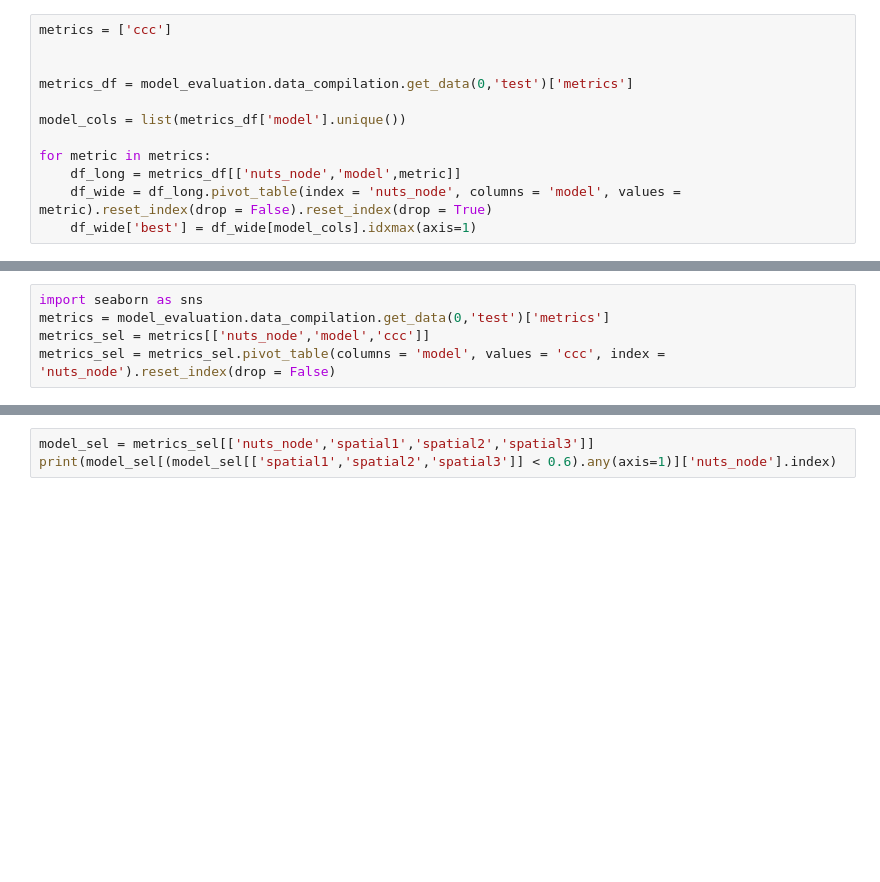
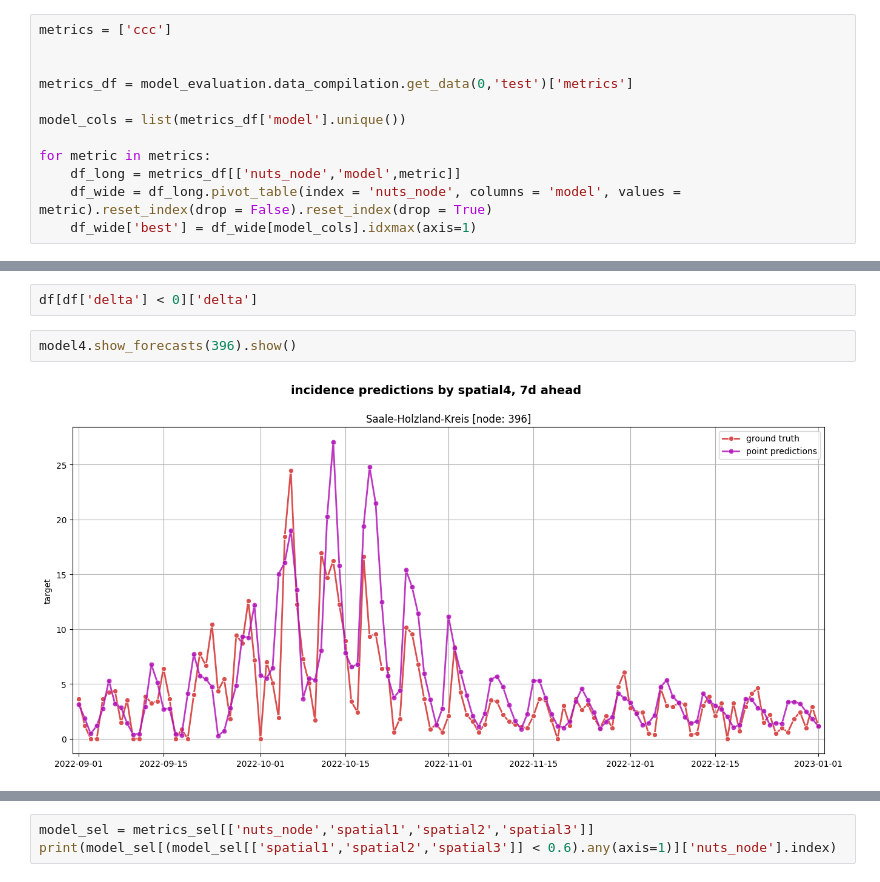
Before and after one commit to stends2001/infectious_disease_gnn, a Jupyter notebook: src/notebooks/5. gnn.ipynb, the cells around one changed output, grey strips where cells are left out. Drawn from its saved outputs; the diff is of its cells as text; blank space fills up the shorter version.

```diff
--- a/src/notebooks/5. gnn.ipynb
+++ b/src/notebooks/5. gnn.ipynb
@@ -314,5 +433,6 @@ difficult_nodes = [  3,   6,  31,  38,  44,  48,  50,  60, 112, 116, 134, 224, 2
+# %%
+df[df['delta'] < 0]['delta']
 # %%
-import seaborn as sns
-metrics = model_evaluation.data_compilation.get_data(0,'test')['metrics']
-metrics_sel = metrics[['nuts_node','model','ccc']]
-metrics_sel = metrics_sel.pivot_table(columns = 'model', values = 'ccc', index = 'nuts_node').reset_index(drop = False)
+model4.show_forecasts(396).show()
+# %% [output]
+[figure, added]
```
Also changed, not shown: parts of 20 cells of this notebook, 2 other files.
